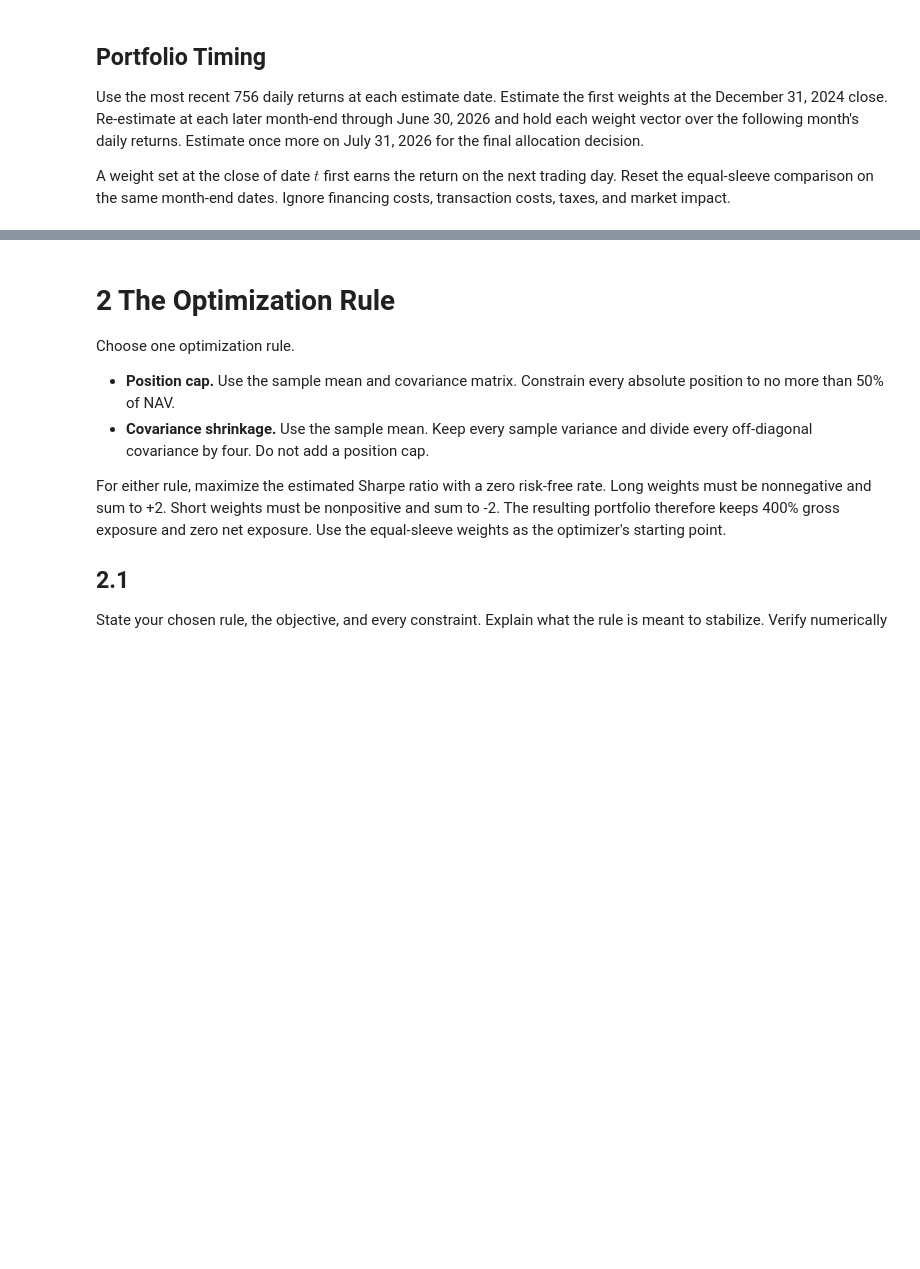
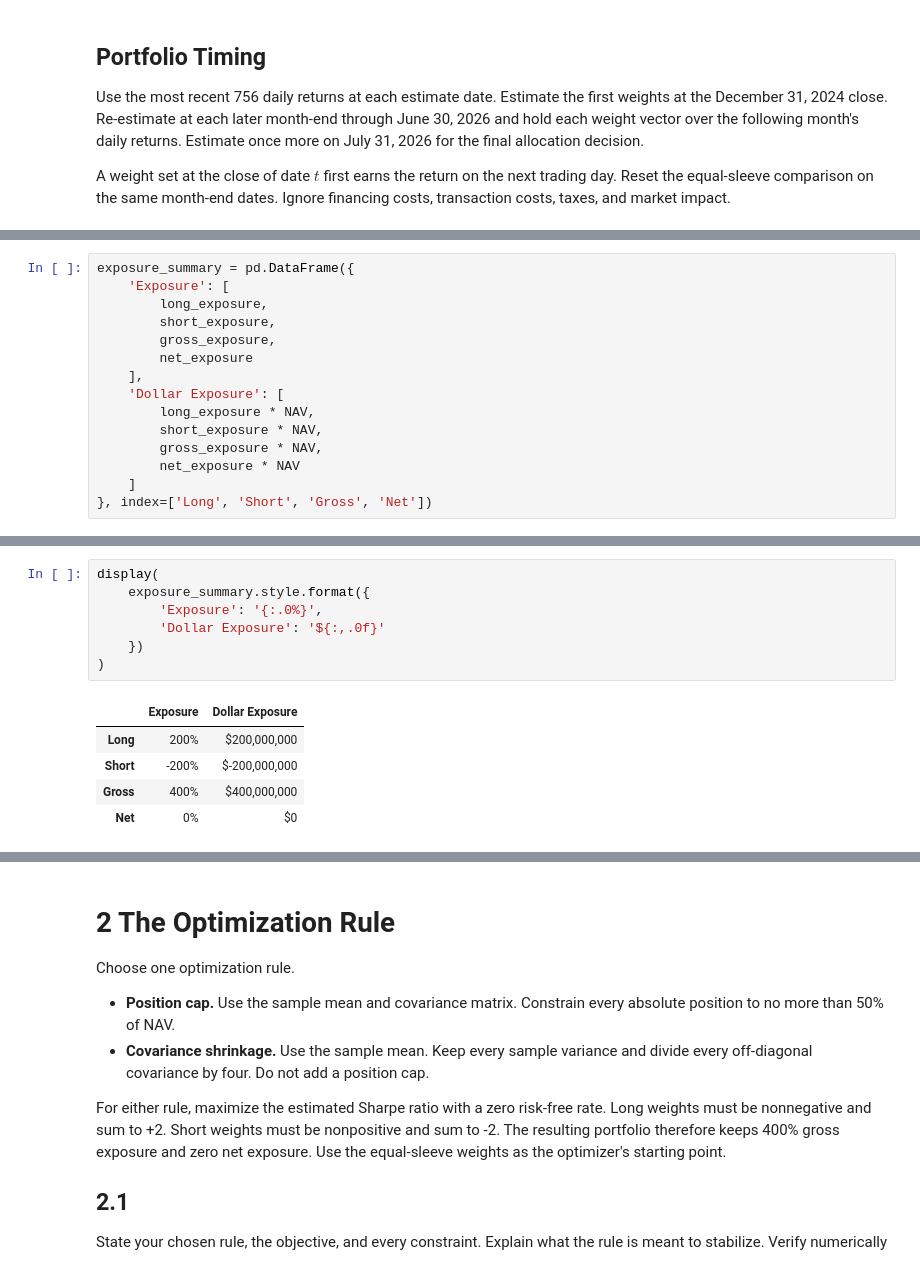
Before and after one commit to SimbaSimbiri/leveraged-awareness, a Jupyter notebook: situational_awareness_portfolio.ipynb, the cells around one changed output, grey strips where cells are left out. Saved outputs shown, nothing was run; the diff lists cells and outputs as text; blank space fills up the shorter version.

```diff
--- a/situational_awareness_portfolio.ipynb
+++ b/situational_awareness_portfolio.ipynb
@@ -98,0 +110,15 @@ Using only returns available through December 31, 2024, report annualized mean,
+# %%
+exposure_summary = pd.DataFrame({
+    'Exposure': [
+        long_exposure,
+        short_exposure,
+        gross_exposure,
+        net_exposure
+    ],
+    'Dollar Exposure': [
+        long_exposure * NAV,
+        short_exposure * NAV,
+        gross_exposure * NAV,
+        net_exposure * NAV
+    ]
+}, index=['Long', 'Short', 'Gross', 'Net'])
@@ -98,0 +142,13 @@ Using only returns available through December 31, 2024, report annualized mean,
+# %%
+display(
+    exposure_summary.style.format({
+        'Exposure': '{:.0%}',
+        'Dollar Exposure': '${:,.0f}'
+    })
+)
+# %% [output]
+|  | Exposure | Dollar Exposure |
+| Long | 200% | $200,000,000 |
+| Short | -200% | $-200,000,000 |
+| Gross | 400% | $400,000,000 |
+| Net | 0% | $0 |
```
Also changed, not shown: parts of 11 cells of this notebook, 2 other files.
